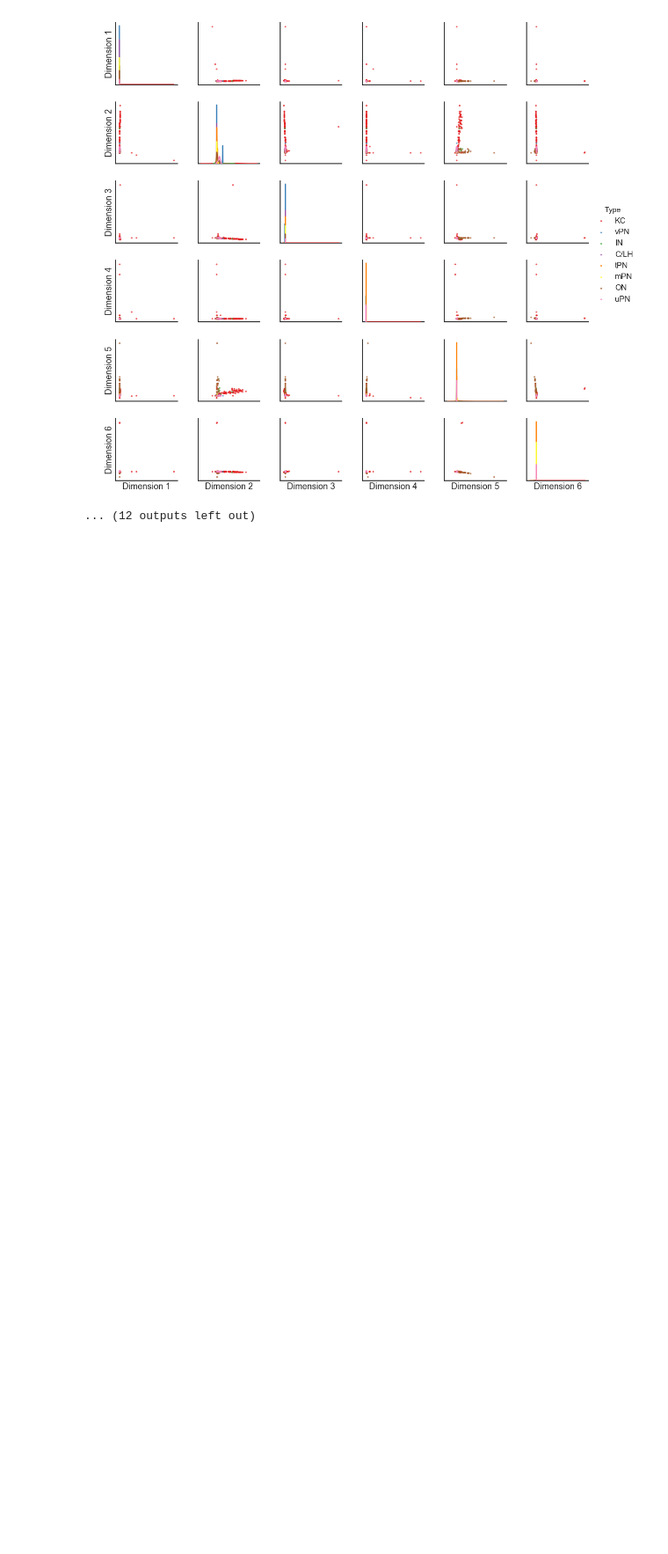
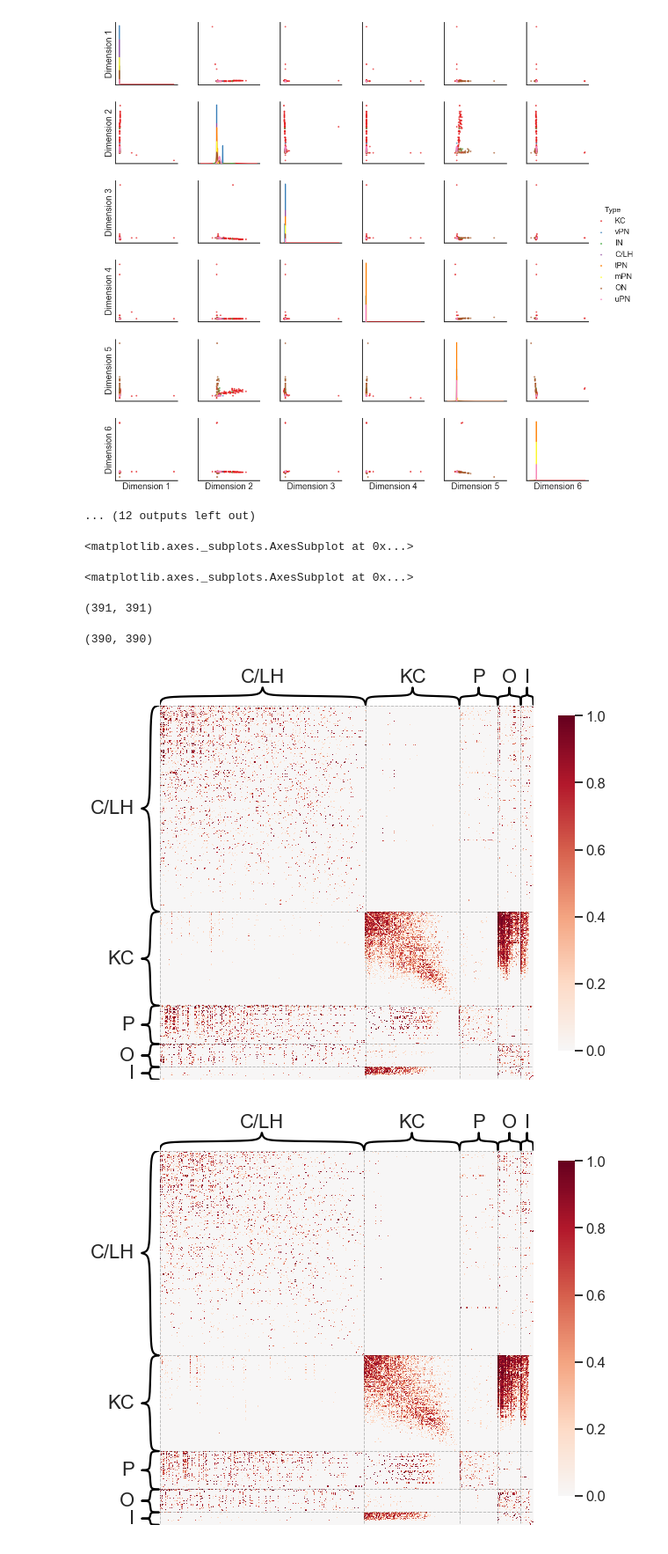
Before and after one commit to neurodata/weighted_graph_models, a Jupyter notebook: for_carey_right.ipynb, the cells around one changed output. Shown at 88% size. Drawn from its saved outputs; the diff is of its cells as text; code cells hidden in the pictures; blank space fills up the shorter version.

```diff
--- a/for_carey_right.ipynb
+++ b/for_carey_right.ipynb
@@ -17,7 +17,7 @@ from graspy.utils import get_lcc, pass_to_ranks
 
 plt.style.use("seaborn-white")
 
-folder = Path("20190424_mw_brain_neurons")
+folder = Path("../20190424_mw_brain_neurons")
 adj_df = pd.read_csv(folder / "brain-connectivity-matrix.csv", index_col=0)
 adj = adj_df.values
 
@@ -214,3 +223,69 @@ adjscrepair(graph, title)
 [figure]
 [figure]
 ... (12 outputs left out)
+# %%
+identified_right_meta_df = identified_meta_df[
+    identified_meta_df["Hemisphere"] == "right"
+]
+inds = identified_right_meta_df.index.values
+graph_mask = np.isin(adj_inds, inds)
+right_adj = adj[np.ix_(graph_mask, graph_mask)]
+right_adj, right_lcc_inds = get_lcc(right_adj, return_inds=True)
+
+identified_left_meta_df = identified_meta_df[
+    identified_meta_df["Hemisphere"] == "left"
+]
+inds = identified_left_meta_df.index.values
+graph_mask = np.isin(adj_inds, inds)
+left_adj = adj[np.ix_(graph_mask, graph_mask)]
+left_adj, left_lcc_inds = get_lcc(left_adj, return_inds=True)
+
+# remap the names to make them make sense?
+# name_map = {
+#     "CN": "C/LH",
+#     "DANs": "IN",
+#     "KCs": "KC",
+#     "LHN": "C/LH",
+#     "LHN; CN": "C/LH",
+#     "MBINs": "IN",
+#     "MBON": "ON",
+#     "MBON; CN": "ON",
+#     "OANs": "IN",
+#     "ORN mPNs": "mPN",
+#     "ORN uPNs": "uPN",
+#     "tPNs": "tPN",
+#     "vPNs": "vPN",
+# }
+name_map = {
+    "CN": "C/LH",
+    "DANs": "I",
+    "KCs": "KC",
+    "LHN": "C/LH",
+    "LHN; CN": "C/LH",
+    "MBINs": "I",
+    "MBON": "O",
+    "MBON; CN": "O",
+    "OANs": "I",
+    "ORN mPNs": "P",
+    "ORN uPNs": "P",
+    "tPNs": "P",
+    "vPNs": "P",
+}
+right_class = identified_right_meta_df.iloc[right_lcc_inds, 2].values
+right_class = np.array(itemgetter(*right_class)(name_map))
+left_class = identified_left_meta_df.iloc[left_lcc_inds, 2].values
+left_class = np.array(itemgetter(*left_class)(name_map))
+
+heatmap(right_adj, inner_hier_labels=right_class, transform='simple-nonzero', hier_label_fontsize=22)
+plt.savefig("right_induced_adj_ptr.pdf", format="pdf")
+heatmap(left_adj, inner_hier_labels=left_class, transform='simple-nonzero', hier_label_fontsize=22)
+plt.savefig("left_induced_adj_ptr.pdf", format="pdf")
+left_adj.shape
+right_adj.shape
+# %% [output]
+<matplotlib.axes._subplots.AxesSubplot at 0x...>
+<matplotlib.axes._subplots.AxesSubplot at 0x...>
+(391, 391)
+(390, 390)
+[figure, added]
+[figure, added]
```
Also changed, not shown: parts of 1 cell of this notebook, 4 other files.
